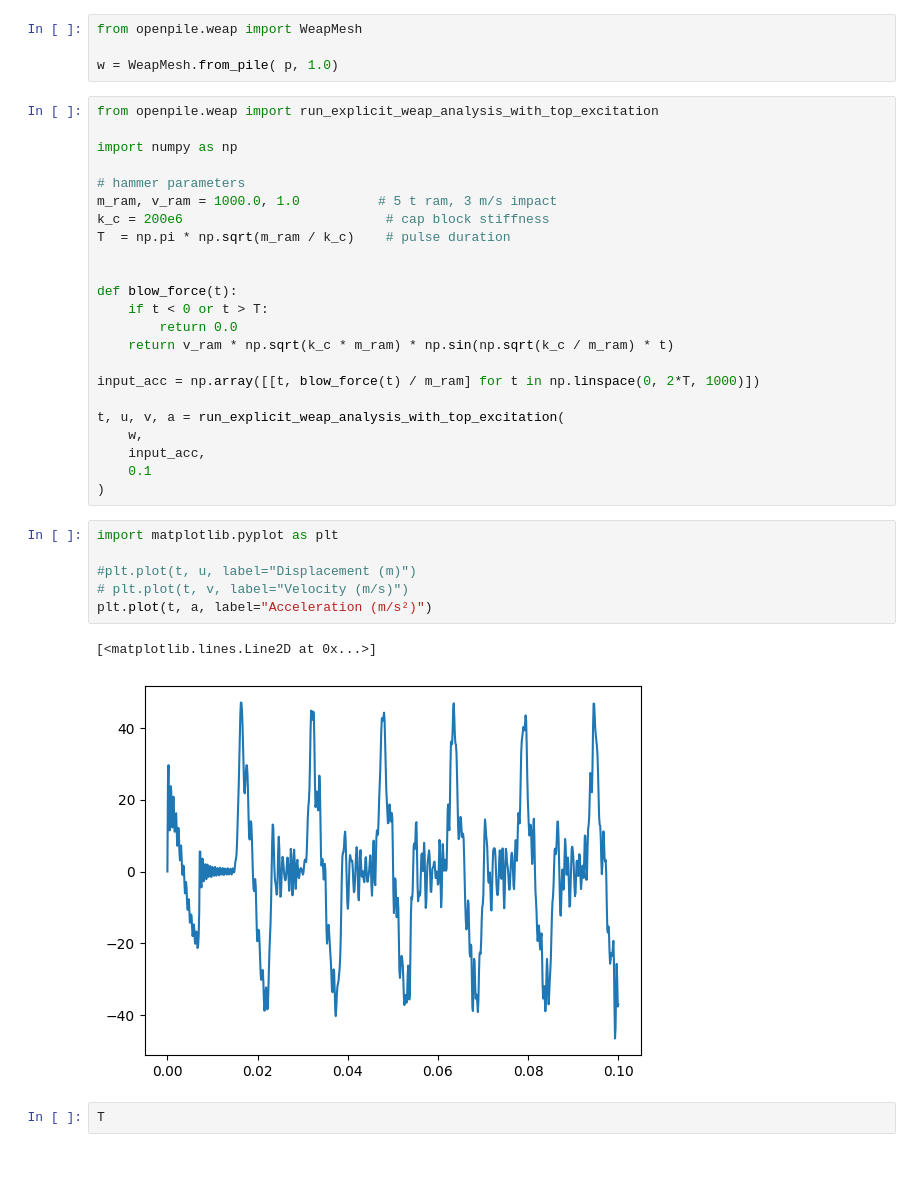
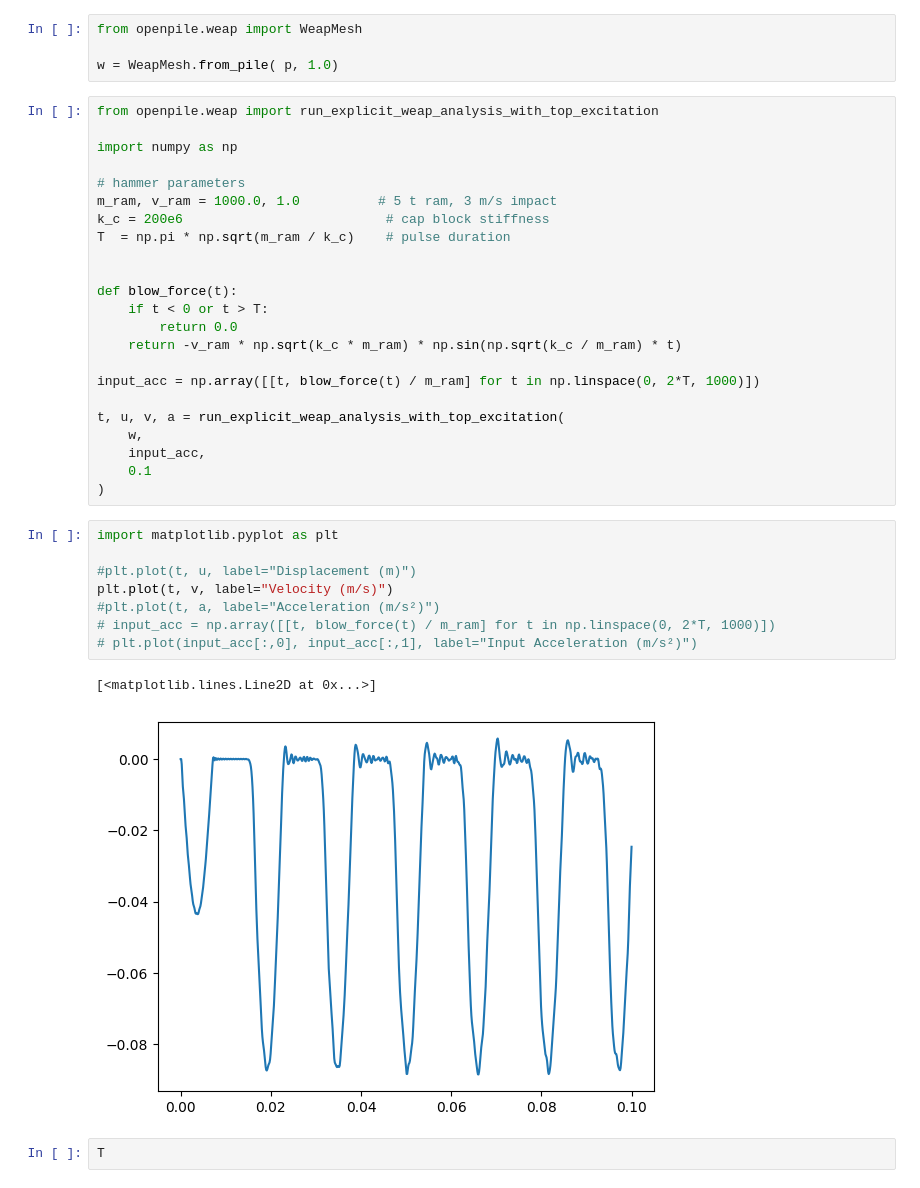
Before and after one commit to TchilDill/openpile, a Jupyter notebook: src/openpile/sandbox_weap.ipynb, the cells around one changed output. Cells and saved outputs as stored; diff of their text form.

```diff
--- a/src/openpile/sandbox_weap.ipynb
+++ b/src/openpile/sandbox_weap.ipynb
@@ -34,7 +34,7 @@ T  = np.pi * np.sqrt(m_ram / k_c)    # pulse duration
 def blow_force(t):
     if t < 0 or t > T:
         return 0.0
-    return v_ram * np.sqrt(k_c * m_ram) * np.sin(np.sqrt(k_c / m_ram) * t)
+    return -v_ram * np.sqrt(k_c * m_ram) * np.sin(np.sqrt(k_c / m_ram) * t)
 
 input_acc = np.array([[t, blow_force(t) / m_ram] for t in np.linspace(0, 2*T, 1000)])
 
@@ -46,12 +46,14 @@ t, u, v, a = run_explicit_weap_analysis_with_top_excitation(
 # %%
 import matplotlib.pyplot as plt
 
 #plt.plot(t, u, label="Displacement (m)")
-# plt.plot(t, v, label="Velocity (m/s)")
-plt.plot(t, a, label="Acceleration (m/s²)")
+plt.plot(t, v, label="Velocity (m/s)")
+#plt.plot(t, a, label="Acceleration (m/s²)")
+# input_acc = np.array([[t, blow_force(t) / m_ram] for t in np.linspace(0, 2*T, 1000)])
+# plt.plot(input_acc[:,0], input_acc[:,1], label="Input Acceleration (m/s²)")
 # %% [output]
 [<matplotlib.lines.Line2D at 0x...>]
-[figure, old version]
+[figure, new version]
 # %%
 T
 # %% [output]
```
Also changed, not shown: 1 other file.
